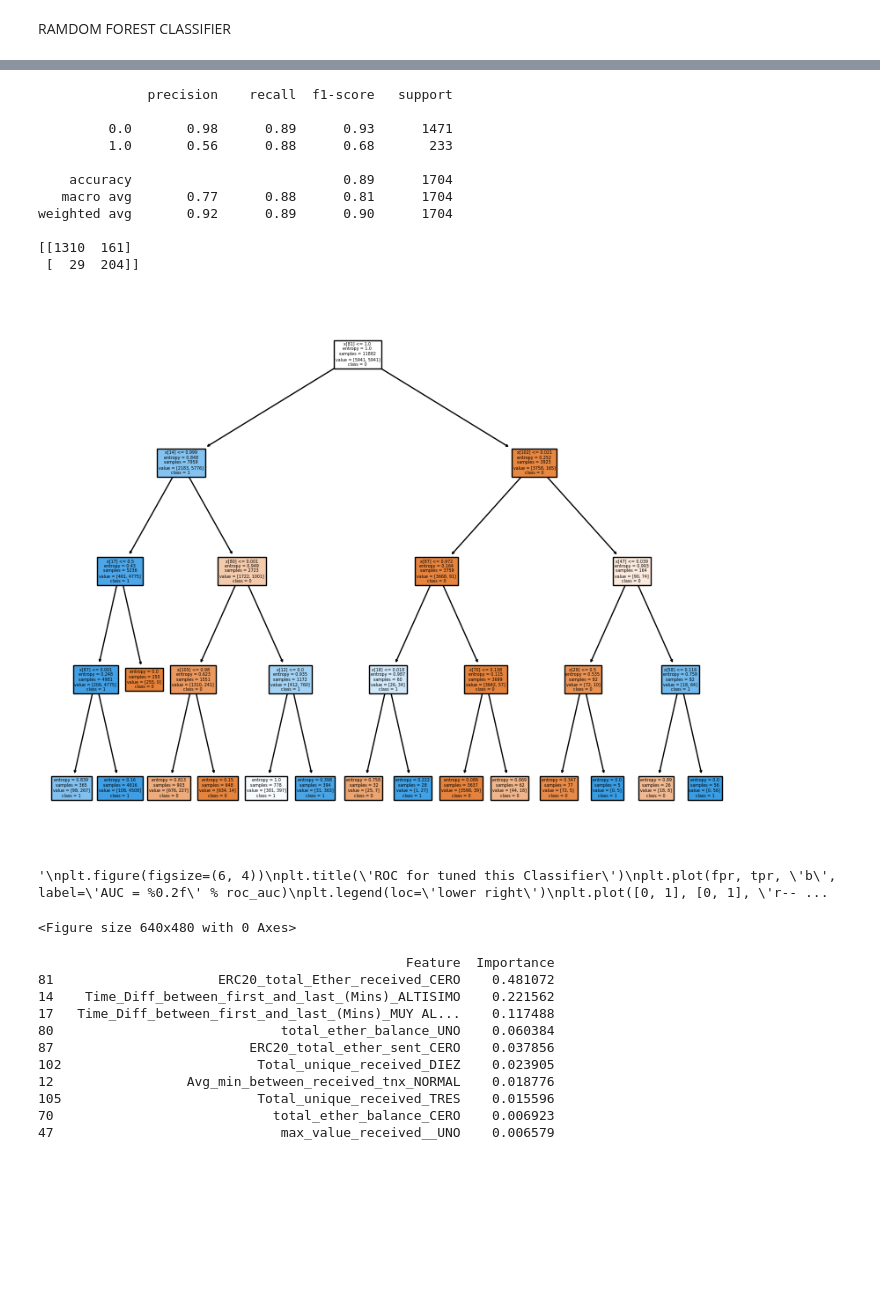
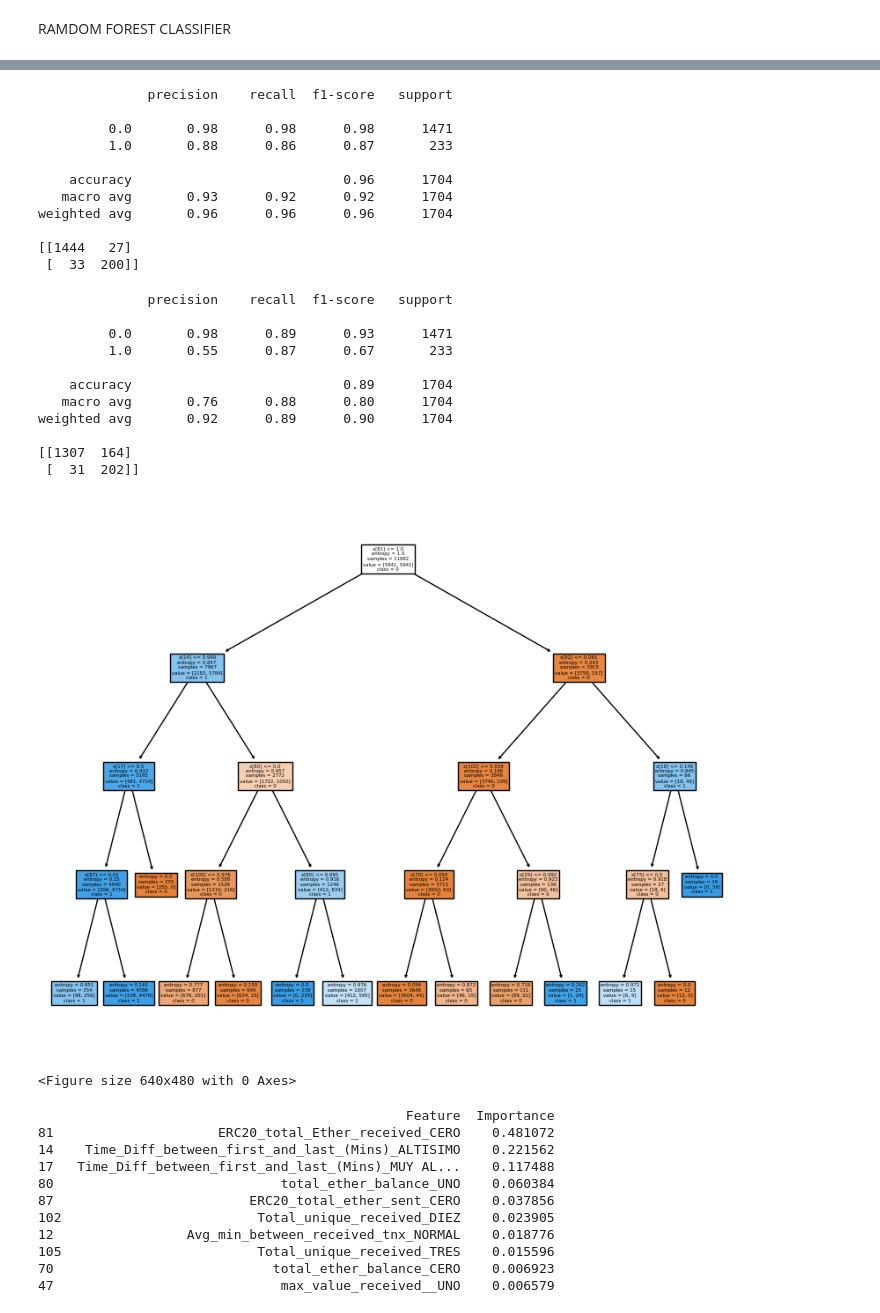
Before and after one commit to docampo99/Fraud_Detection_with_AI, a Jupyter notebook: Ethereum.ipynb, the cells around one changed output, grey strips where cells are left out. Saved outputs shown, nothing was run; the diff lists cells and outputs as text; code cells hidden in the pictures; blank space fills up the shorter version.

```diff
--- a/Ethereum.ipynb
+++ b/Ethereum.ipynb
@@ -1835,56 +1401,58 @@ weighted avg       0.96      0.97      0.97      1704
+# %%
+##############FEAUTURE NAME?????????????????????????
+suvm = svm.SVC(decision_function_shape='ovo')
+suvm.fit(x_tr_resample,y_tr_resample)
+preds=suvm.predict(X_test)
+print(classification_report(y_test, preds))
+print(confusion_matrix(y_test, preds))
+# %% [output]
+              precision    recall  f1-score   support
+
+         0.0       0.98      0.98      0.98      1471
+         1.0       0.88      0.86      0.87       233
+
+    accuracy                           0.96      1704
+   macro avg       0.93      0.92      0.92      1704
+weighted avg       0.96      0.96      0.96      1704
+
+[[1444   27]
+ [  33  200]]
 # %%
 
 # Crear un modelo de árbol de decisión
-clf = DecisionTreeClassifier(max_depth=4, random_state=42,class_weight='balanced', criterion='entropy', min_samples_leaf=5)
+clf = DecisionTreeClassifier(max_depth=4, random_state=42,class_weight='balanced', criterion='entropy')
 
 # Entrenar el modelo con los datos de entrenamiento
 clf.fit(x_tr_resample,y_tr_resample)
 
 # Predecir las etiquetas para los datos de prueba
 preds = clf.predict(X_test)
 
 # Evaluar el modelo
 print(classification_report(y_test, preds))
 print(confusion_matrix(y_test, preds))
 
 # Visualizar árbol de decisión
 plt.figure(figsize=(10,8))
 plot_tree(clf, class_names=['0','1'], filled=True)
 plt.show()
 # Guardar la figura como imagen JPEG de alta resolución
 
-plt.savefig('arbol_decision_depth5.jpg', dpi=300, bbox_inches='tight')
-
-
-
-"""
-plt.figure(figsize=(6, 4))
-plt.title('ROC for tuned this Classifier')
-plt.plot(fpr, tpr, 'b', label='AUC = %0.2f' % roc_auc)
-plt.legend(loc='lower right')
-plt.plot([0, 1], [0, 1], 'r--')
-plt.ylabel('True Positive Rate')
-plt.xlabel('False Positive Rate')
-plt.show()
-
-score = roc_auc_score(y_test, preds)
-print("AUC score: ", score)
-"""
+plt.savefig('arbol_decision_depth4.jpg', dpi=300, bbox_inches='tight')
 # %% [output]
               precision    recall  f1-score   support
 
          0.0       0.98      0.89      0.93      1471
-         1.0       0.56      0.88      0.68       233
+         1.0       0.55      0.87      0.67       233
 
     accuracy                           0.89      1704
-   macro avg       0.77      0.88      0.81      1704
+   macro avg       0.76      0.88      0.80      1704
 weighted avg       0.92      0.89      0.90      1704
 
-[[1310  161]
- [  29  204]]
+[[1307  164]
+ [  31  202]]
-[figure, old version]
+[figure, new version]
-'\nplt.figure(figsize=(6, 4))\nplt.title(\'ROC for tuned this Classifier\')\nplt.plot(fpr, tpr, \'b\', label=\'AUC = %0.2f\' % roc_auc)\nplt.legend(loc=\'lower right\')\nplt.plot([0, 1], [0, 1], \'r-- ...
+<Figure size 640x480 with 0 Axes>
-<Figure size 640x480 with 0 Axes>
 # %%
 
 feature_names = X_train.columns
```
Also changed, not shown: parts of 24 cells of this notebook.
